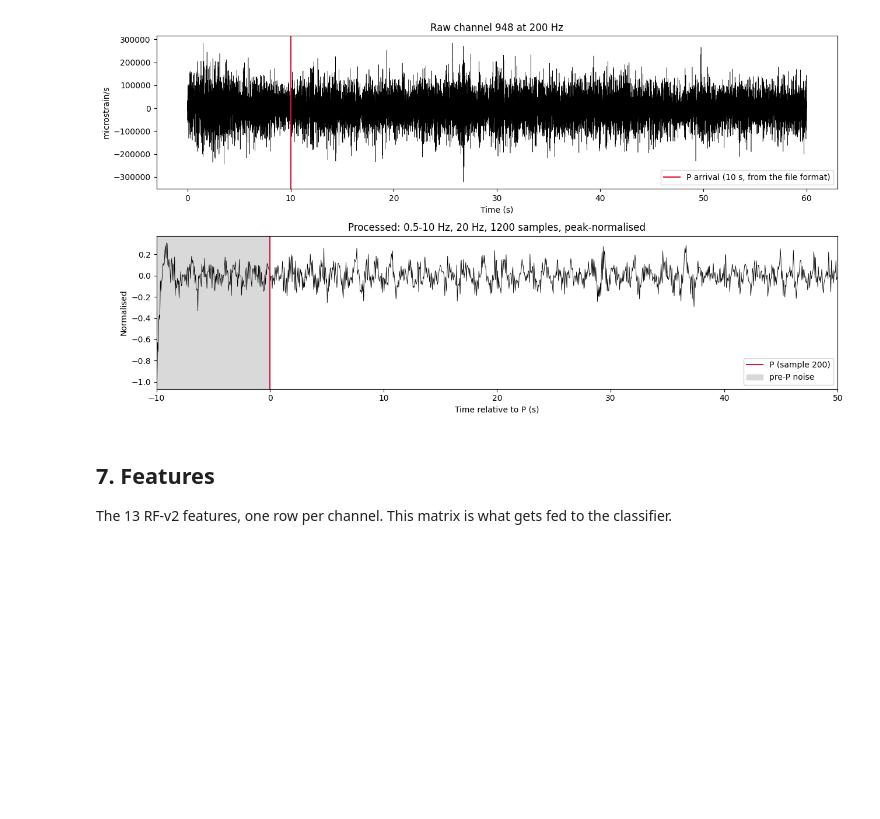
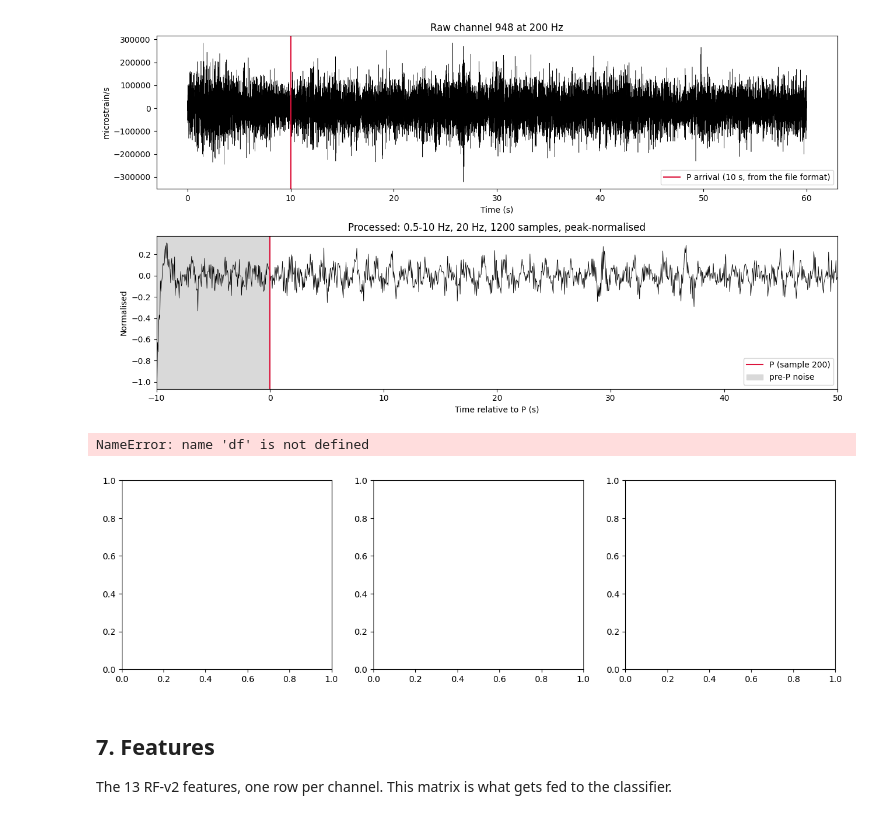
Before and after one commit to wasammy/DAS-SDg2, a Jupyter notebook: notebooks/02_das_pipeline_demo.ipynb, the cells around one changed output. Drawn from its saved outputs; the diff is of its cells as text; code cells hidden in the pictures; blank space fills up the shorter version.

```diff
--- a/notebooks/02_das_pipeline_demo.ipynb
+++ b/notebooks/02_das_pipeline_demo.ipynb
@@ -341,6 +365,20 @@ channel 948
   p_index              200
   p_time_s             10.0
 [figure]
+# %%
+picks = [
+    ("peak", "peak amplitude (normalised)"),
+    ("energy_centroid_time", "seconds"),
+    ("duration_10", "samples above 10% of peak"),
+]
+fig, axes = plt.subplots(1, 3, figsize=(15, 4))
+for ax, (name, xl) in zip(axes, picks):
+    ax.hist(df[name], bins=30, color="steelblue", edgecolor="white", lw=0.4)
+    ax.set_title(name, fontsize=13)
+    ax.set_xlabel(xl); ax.set_ylabel("number of channels")
+# %% [output]
+NameError: name 'df' is not defined
+[figure, added]
 # %% [markdown]
 ## 7. Features
 
```
Also changed, not shown: parts of 11 cells of this notebook, 5 other files.
